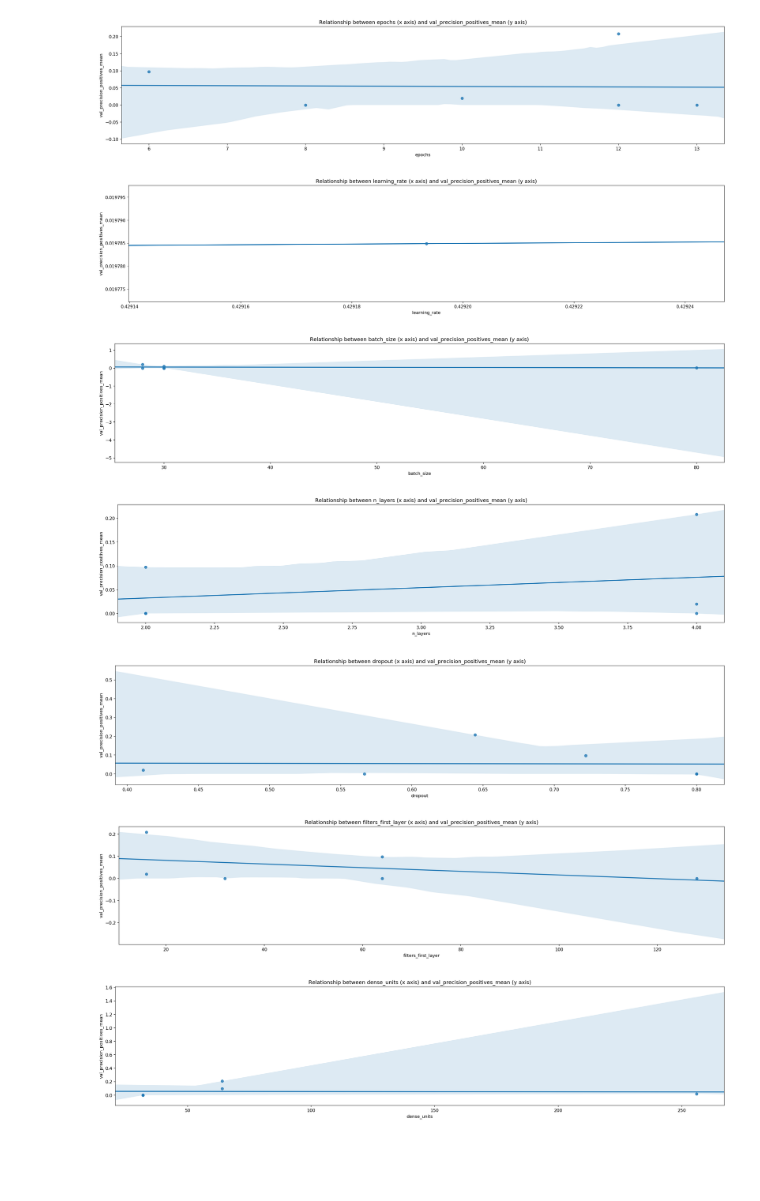
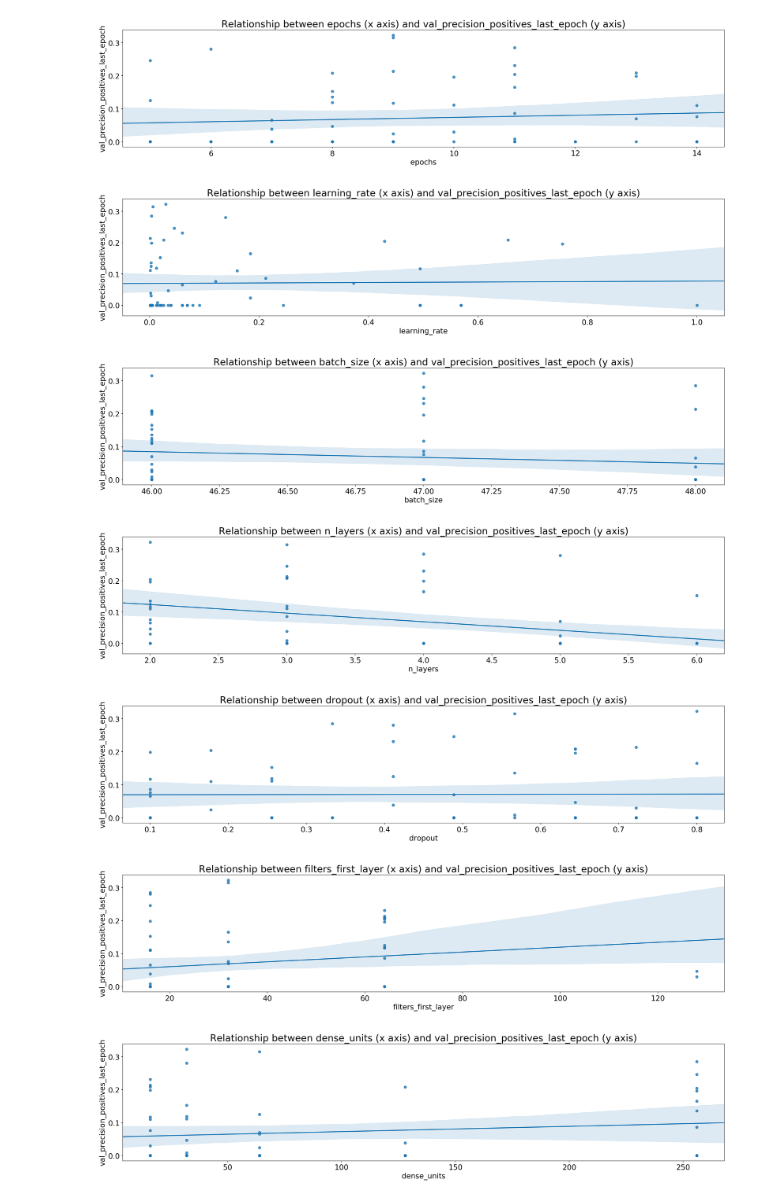
Before and after one commit to javiermas/building-damage, a Jupyter notebook: notebooks/TUTORIAL_04_viewing_experiments.ipynb, the cells around one changed output. Cells and saved outputs as stored; diff of their text form; code cells hidden in the pictures; blank space fills up the shorter version.

```diff
--- a/notebooks/TUTORIAL_04_viewing_experiments.ipynb
+++ b/notebooks/TUTORIAL_04_viewing_experiments.ipynb
@@ -8,6 +8,18 @@ from matplotlib import pyplot as plt
 import seaborn as sns
 
 plt.rc('figure', dpi=150)
+
+SMALL_SIZE=17
+MEDIUM_SIZE=17
+BIGGER_SIZE=17
+
+plt.rc('font', size=SMALL_SIZE)          # controls default text sizes
+plt.rc('axes', titlesize=SMALL_SIZE+5)     # fontsize of the axes title
+plt.rc('axes', labelsize=MEDIUM_SIZE)    # fontsize of the x and y labels
+plt.rc('xtick', labelsize=SMALL_SIZE)    # fontsize of the tick labels
+plt.rc('ytick', labelsize=SMALL_SIZE)    # fontsize of the tick labels
+plt.rc('legend', fontsize=SMALL_SIZE)    # legend fontsize
+plt.rc('figure', titlesize=BIGGER_SIZE)  # fontsize of the figure title
 # %%
 EXPERIMENTS_PATH = '../logs/experiments/'
 experiment_files = [e for e in os.listdir(EXPERIMENTS_PATH) if 'experiment' in e]
@@ -20,28 +32,33 @@ for experiment in experiment_files:
             if experiment != experiment:
                 print(_json)
             experiments.append(_json)
-        except:
+        except Exception as e:
             print(f'Problem loading file {experiment}')
+            print(e)
 
 experiments = pd.DataFrame(experiments)
 experiments['datetime'] = experiments['name'].apply(lambda x: datetime.fromtimestamp(int(x.split('_')[1].split('.')[0])))
-time_of_interest = datetime(2019, 6, 15, 21)
+time_of_interest = datetime(2019, 6, 25, 0)
 experiments = experiments.loc[experiments['datetime'] >= time_of_interest]
 experiments = experiments.set_index('datetime')
 columns_to_mean = ['loss', 'precision_positives', 'precision_negatives', 'recall_positives', 'recall_negatives']
 for col in columns_to_mean:
-    experiments[f'{col}_mean'] = experiments[col].apply(np.mean)
-    experiments[f'val_{col}_mean'] = experiments[f'val_{col}'].apply(np.mean)
+    experiments[f'{col}_last_epoch'] = experiments[col].apply(lambda x: np.nan if isinstance(x, float) else x[-1])
+    experiments[f'val_{col}_last_epoch'] = experiments[f'val_{col}'].apply(lambda x: np.nan if isinstance(x, float) else x[-1])
 
 spaces = pd.DataFrame(experiments['space'].tolist(), index=experiments.index)
 experiments = experiments.join(spaces)
 experiments['class_weight'] = experiments['class_weight'].apply(lambda x: x[1])
 experiments['n_layers'] = experiments['convolutional_layers'].apply(len)
-experiments['dropout'] = experiments['convolutional_layers'].apply(lambda x: x[0]['dropout'] if 'dropout' in x[0].keys() else np.nan)
-experiments['filters_first_layer'] = experiments['convolutional_layers'].apply(lambda x: x[0]['filters'])
+experiments['dropout'] = experiments['convolutional_layers'].apply(lambda x: x[0]['dropout'] if x else np.nan)
+experiments['filters_first_layer'] = experiments['convolutional_layers'].apply(lambda x: x[0]['filters'] if x else np.nan)
 experiments['n_filters'] = experiments['convolutional_layers'].apply(lambda x: sum(layer['filters'] for layer in x))
-experiments = experiments.dropna(subset=['log', 'precision_positives_mean'], how='all')
-metrics = [m for m in experiments if 'mean' in m]
+experiments['activation'] = experiments['convolutional_layers'].apply(lambda x: x[0]['activation'] if x else np.nan)
+if 'log' in experiments:
+    experiments = experiments.loc[experiments['log'].isnull()]
+experiments = experiments.loc[experiments['model'] == "<class 'damage.models.cnn.CNN'>"]
+metrics = [m for m in experiments if 'last_epoch' in m]
+experiments = experiments.loc[experiments['features'] == 'aleppo_negatives_back.p']
 print(experiments.shape)
 experiments.head()
 # %% [output]
@@ -123,16 +179,16 @@ Name: 2019-06-18 21:40:12, dtype: object
 # %%
 parameters = ['epochs', 'learning_rate', 'batch_size', 'n_layers', 'dropout', 'filters_first_layer', 'dense_units', 'n_filters']
-metric = 'val_precision_positives_mean'
+metric = 'val_precision_positives_last_epoch'
 for parameter in parameters:
     fig, ax = plt.subplots(figsize=(25, 5))
     _experiments = experiments[[parameter, metric]].dropna()
     sns.regplot(_experiments[parameter], _experiments[metric])
     ax.set_title(f'Relationship between {parameter} (x axis) and {metric} (y axis)')
 # %% [output]
-[figure, old version]
+[figure, new version]
-[figure, old version]
+[figure, new version]
-[figure, old version]
+[figure, new version]
-[figure, old version]
+[figure, new version]
-[figure, old version]
+[figure, new version]
-[figure, old version]
+[figure, new version]
-[figure, old version]
+[figure, new version]
```
Also changed, not shown: parts of 15 cells of this notebook, 2 other files.
